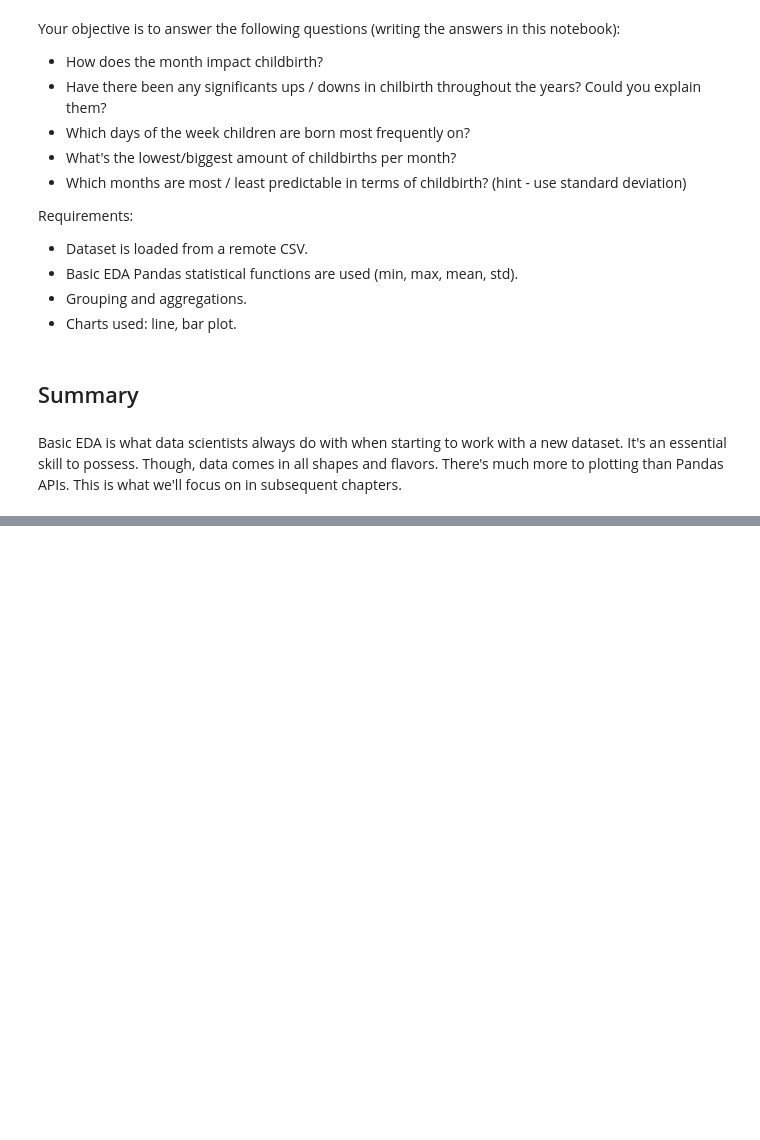
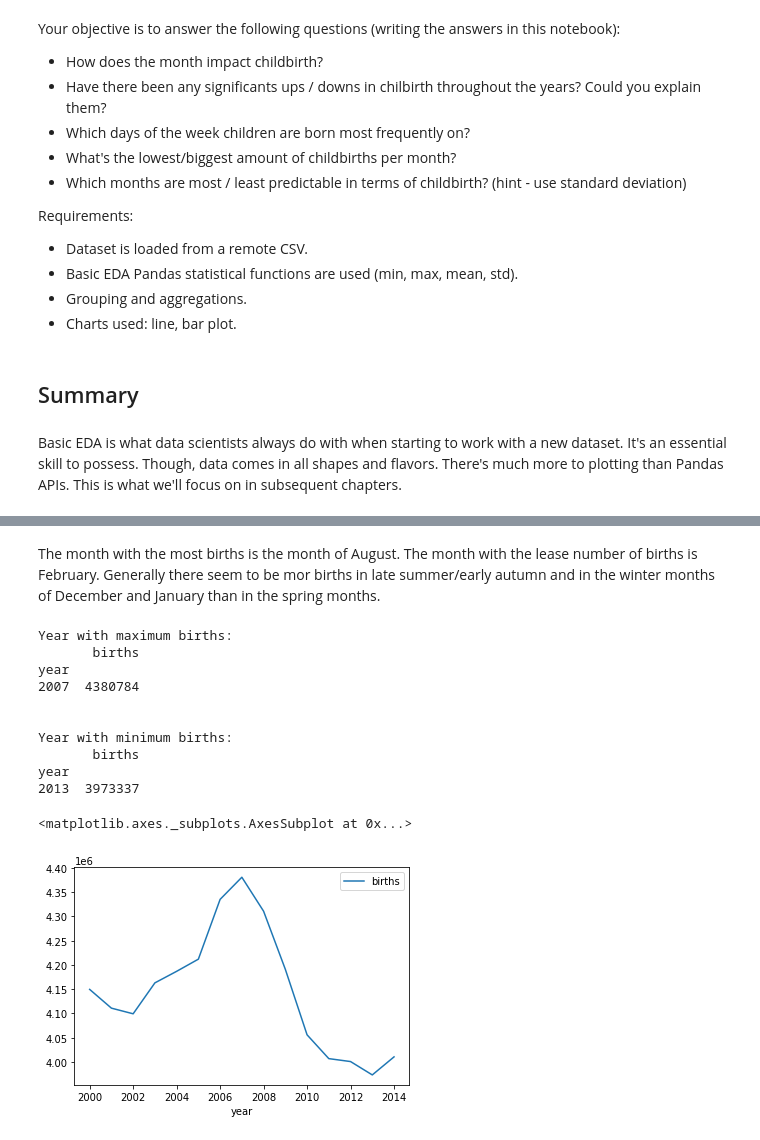
Before and after one commit to manderhub/turing-college-challenge, a Jupyter notebook: Turing_College_Technical_Challenge.ipynb, the cells around one changed output, grey strips where cells are left out. Drawn from its saved outputs; the diff is of its cells as text; code cells hidden in the pictures; blank space fills up the shorter version.

```diff
--- a/Turing_College_Technical_Challenge.ipynb
+++ b/Turing_College_Technical_Challenge.ipynb
@@ -273,0 +297,24 @@ Basic EDA is what data scientists always do with when starting to work with a ne
+# %% [markdown]
+The month with the most births is the month of August. The month with the lease number of births is February. Generally there seem to be mor births in late summer/early autumn and in the winter months of December and January than in the spring months.
+# %%
+us_births_per_year = us_births[["year", "births"]].groupby("year").sum()
+print("Year with maximum births:")
+print(us_births_per_year.sort_values("births", ascending=False).head(1))
+print("\n")
+print("Year with minimum births:")
+print(us_births_per_year.sort_values("births", ascending=False).tail(1))
+print("\n")
+us_births_per_year.plot()
+# %% [output]
+Year with maximum births:
+       births
+year
+2007  4380784
+
+
+Year with minimum births:
+       births
+year
+2013  3973337
+<matplotlib.axes._subplots.AxesSubplot at 0x...>
+[figure, added]
```
Also changed, not shown: parts of 10 cells of this notebook.
